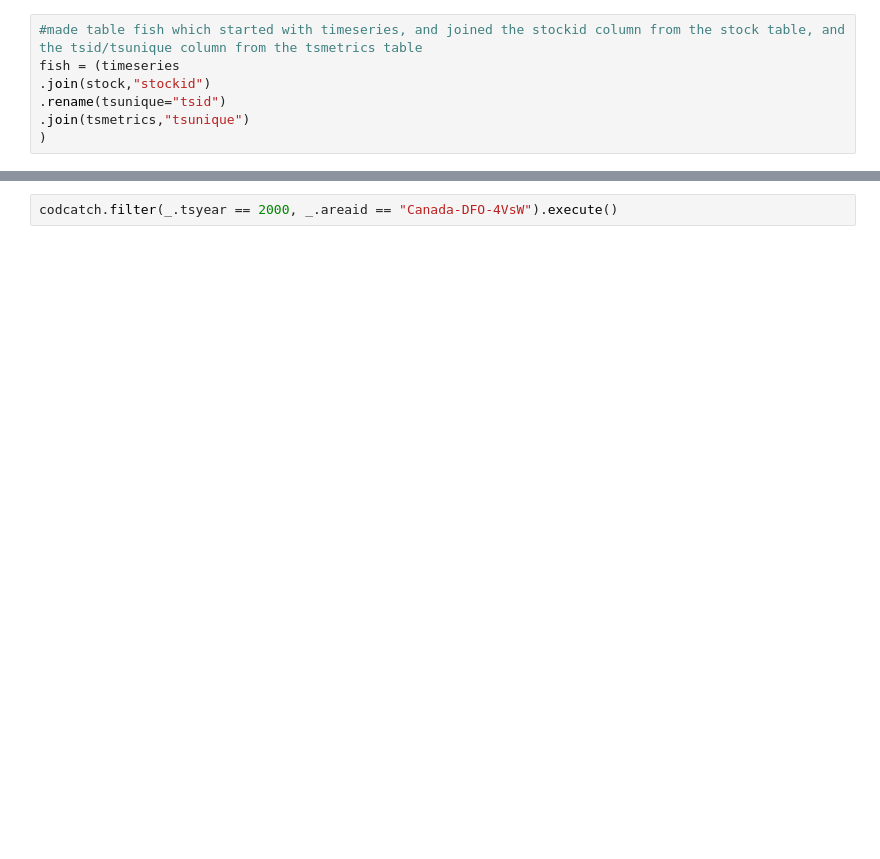
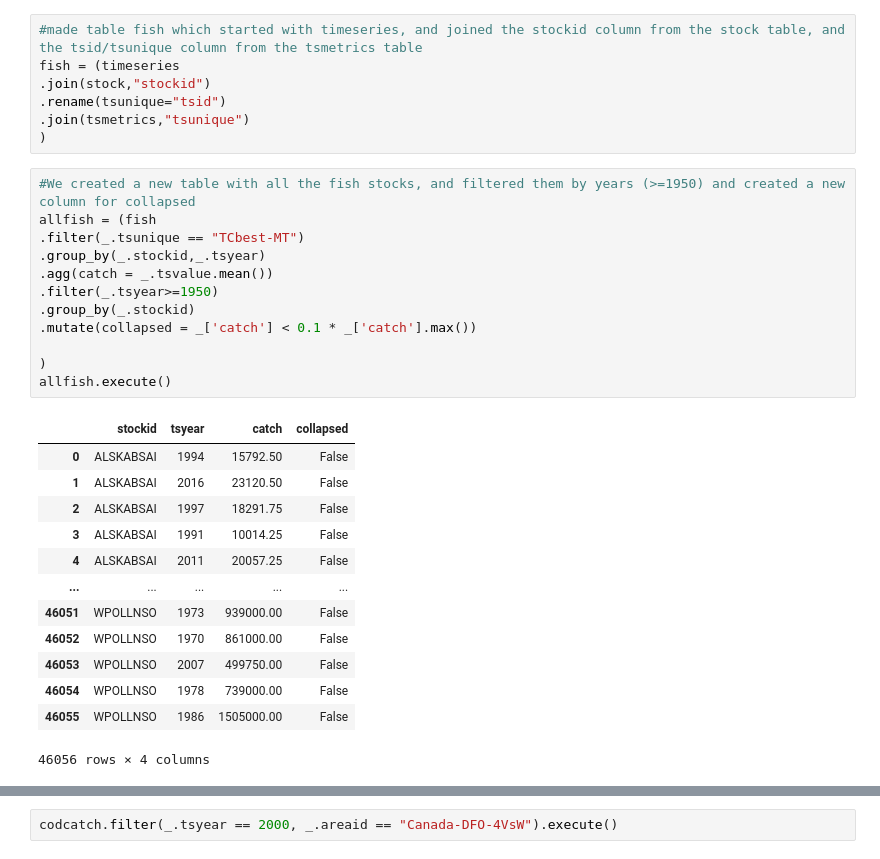
Before and after one commit to espm-288/fish-pam-shruti-paridhi-1, a Jupyter notebook: notebook.ipynb, the cells around one changed output, grey strips where cells are left out. Drawn from its saved outputs; the diff is of its cells as text; blank space fills up the shorter version.

```diff
--- a/notebook.ipynb
+++ b/notebook.ipynb
@@ -61,3 +61,29 @@ fish = (timeseries
 .rename(tsunique="tsid")
 .join(tsmetrics,"tsunique")
 )
+# %%
+#We created a new table with all the fish stocks, and filtered them by years (>=1950) and created a new column for collapsed
+allfish = (fish
+.filter(_.tsunique == "TCbest-MT")
+.group_by(_.stockid,_.tsyear)
+.agg(catch = _.tsvalue.mean())
+.filter(_.tsyear>=1950)
+.group_by(_.stockid)
+.mutate(collapsed = _['catch'] < 0.1 * _['catch'].max())
+
+)
+allfish.execute()
+# %% [output]
+|  | stockid | tsyear | catch | collapsed |
+| 0 | ALSKABSAI | 1994 | 15792.50 | False |
+| 1 | ALSKABSAI | 2016 | 23120.50 | False |
+| 2 | ALSKABSAI | 1997 | 18291.75 | False |
+| 3 | ALSKABSAI | 1991 | 10014.25 | False |
+| 4 | ALSKABSAI | 2011 | 20057.25 | False |
+| ... | ... | ... | ... | ... |
+| 46051 | WPOLLNSO | 1973 | 939000.00 | False |
+| 46052 | WPOLLNSO | 1970 | 861000.00 | False |
+| 46053 | WPOLLNSO | 2007 | 499750.00 | False |
+| 46054 | WPOLLNSO | 1978 | 739000.00 | False |
+| 46055 | WPOLLNSO | 1986 | 1505000.00 | False |
+46056 rows × 4 columns
```
Also changed, not shown: parts of 10 cells of this notebook.
